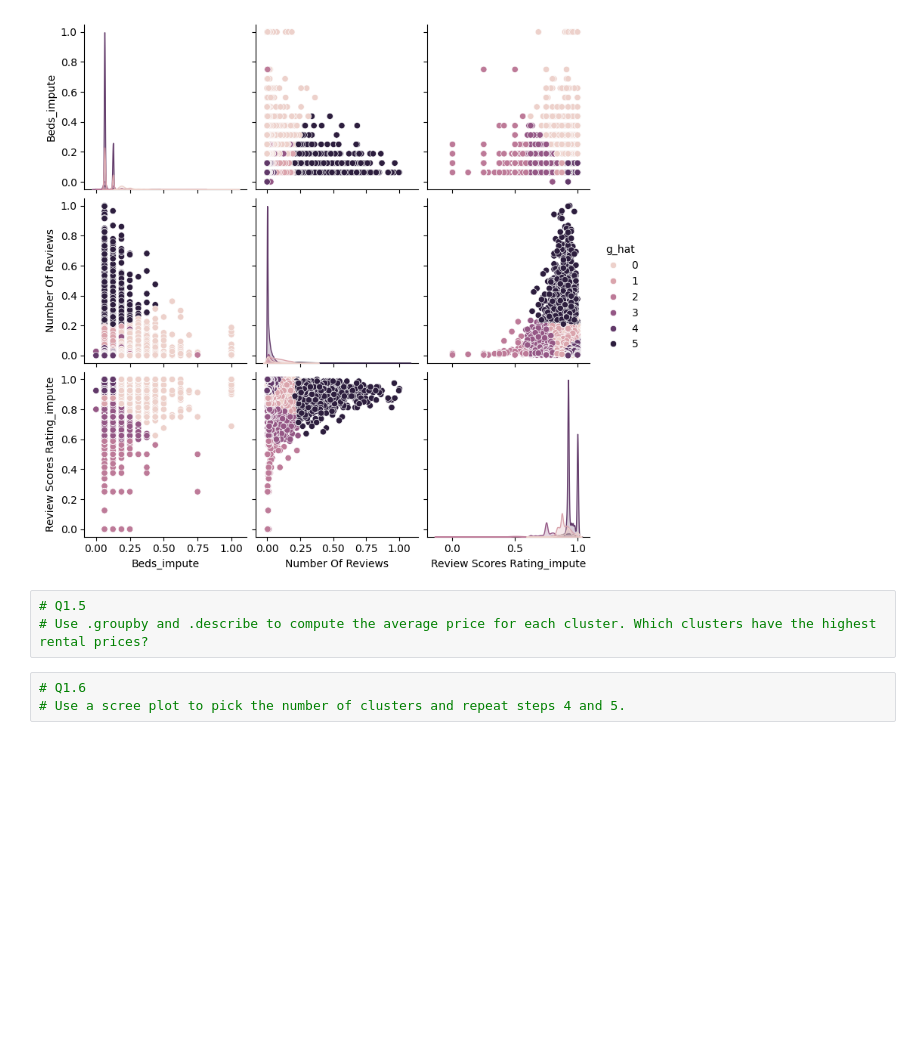
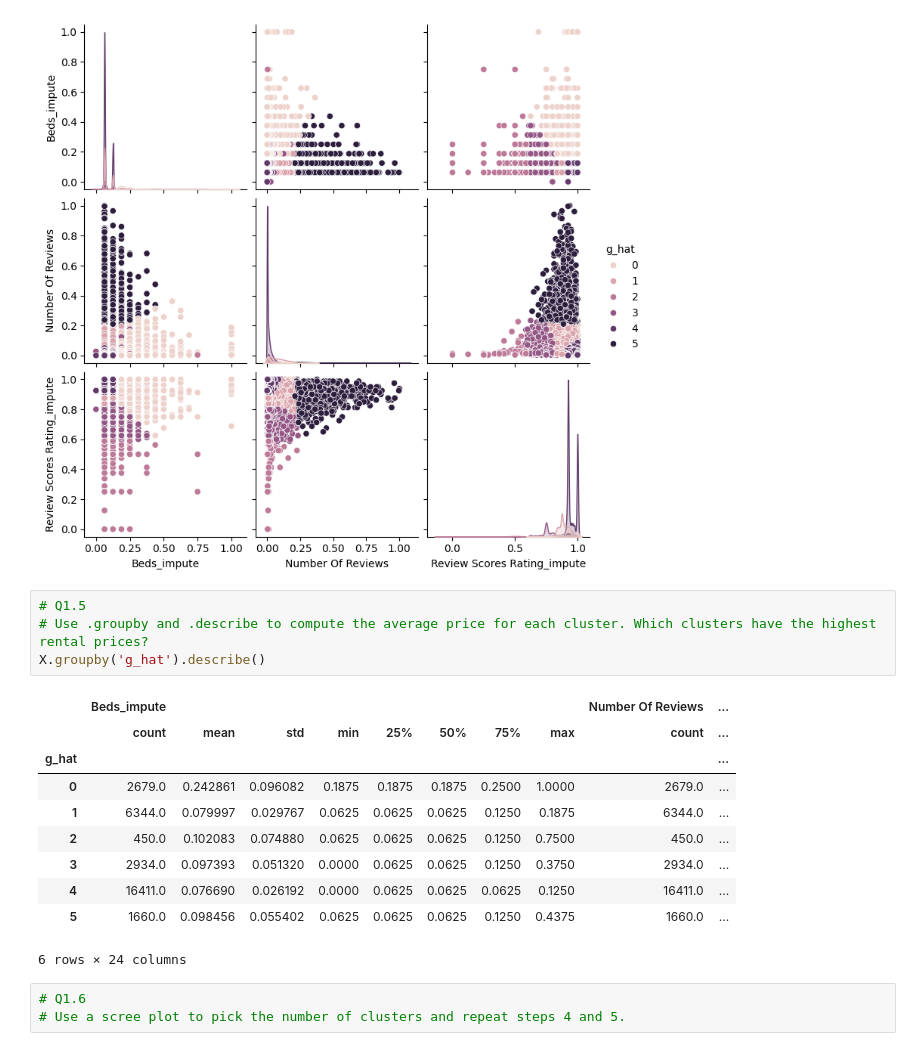
Before and after one commit to vnewsome/kmc, a Jupyter notebook: assignment_kmc.ipynb, the cells around one changed output. Saved outputs shown, nothing was run; the diff lists cells and outputs as text; blank space fills up the shorter version.

```diff
--- a/assignment_kmc.ipynb
+++ b/assignment_kmc.ipynb
@@ -156,6 +163,18 @@ plt.show()
 # %%
 # Q1.5
 # Use .groupby and .describe to compute the average price for each cluster. Which clusters have the highest rental prices?
+X.groupby('g_hat').describe()
+# %% [output]
+|  | Beds_impute |  |  |  |  |  |  |  | Number Of Reviews | ... |
+|  | count | mean | std | min | 25% | 50% | 75% | max | count | ... |
+| g_hat |  |  |  |  |  |  |  |  |  | ... |
+| 0 | 2679.0 | 0.242861 | 0.096082 | 0.1875 | 0.1875 | 0.1875 | 0.2500 | 1.0000 | 2679.0 | ... |
+| 1 | 6344.0 | 0.079997 | 0.029767 | 0.0625 | 0.0625 | 0.0625 | 0.1250 | 0.1875 | 6344.0 | ... |
+| 2 | 450.0 | 0.102083 | 0.074880 | 0.0625 | 0.0625 | 0.0625 | 0.1250 | 0.7500 | 450.0 | ... |
+| 3 | 2934.0 | 0.097393 | 0.051320 | 0.0000 | 0.0625 | 0.0625 | 0.1250 | 0.3750 | 2934.0 | ... |
+| 4 | 16411.0 | 0.076690 | 0.026192 | 0.0000 | 0.0625 | 0.0625 | 0.0625 | 0.1250 | 16411.0 | ... |
+| 5 | 1660.0 | 0.098456 | 0.055402 | 0.0625 | 0.0625 | 0.0625 | 0.1250 | 0.4375 | 1660.0 | ... |
+6 rows × 24 columns
 # %%
 # Q1.6
 # Use a scree plot to pick the number of clusters and repeat steps 4 and 5.
```
Also changed, not shown: parts of 1 cell of this notebook.
